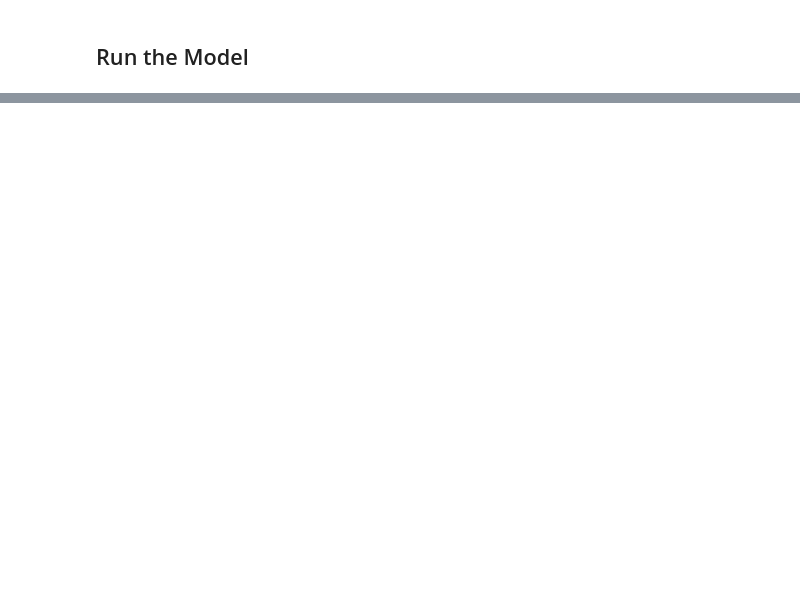
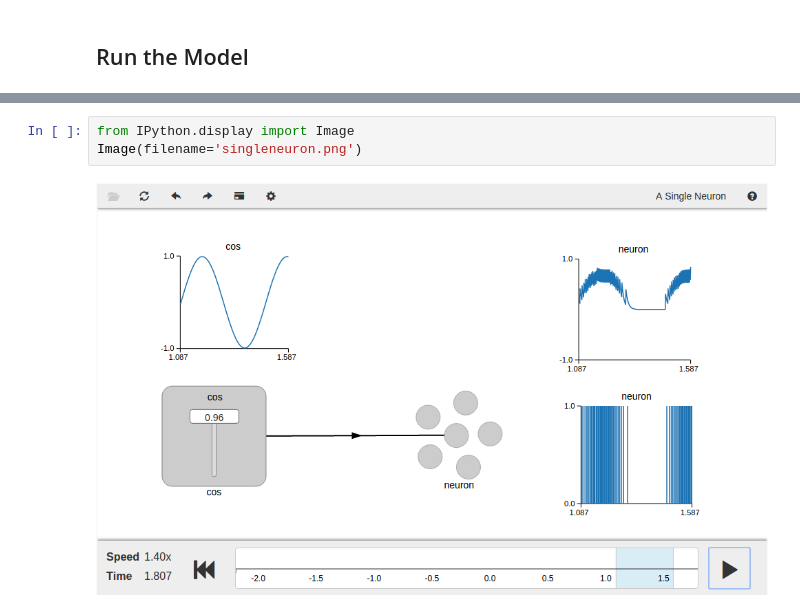
Before and after one commit to s72sue/Nengo2-Tutorials, a Jupyter notebook: chapter1/singleneuron.ipynb, the cells around one changed output, grey strips where cells are left out. Drawn from its saved outputs; the diff is of its cells as text; blank space fills up the shorter version.

Commit message:
Added nengo_gui visualizer and updates

```diff
--- a/chapter1/singleneuron.ipynb
+++ b/chapter1/singleneuron.ipynb
@@ -64,0 +40,5 @@ The graph on the top shows the input signal in green and the filtered output spi
+# %%
+from IPython.display import Image
+Image(filename='singleneuron.png')
+# %% [output]
+[figure, added]
```
Also changed, not shown: parts of 11 cells of this notebook, 29 other files.
